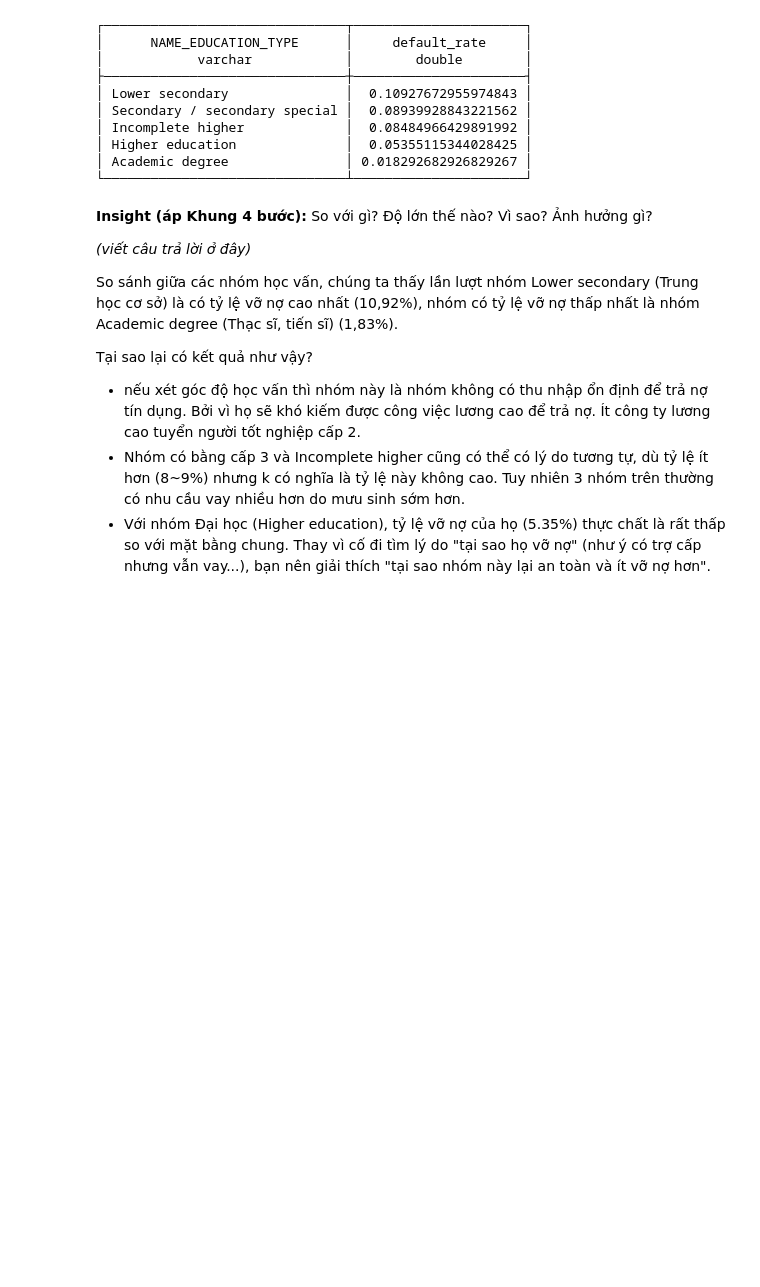
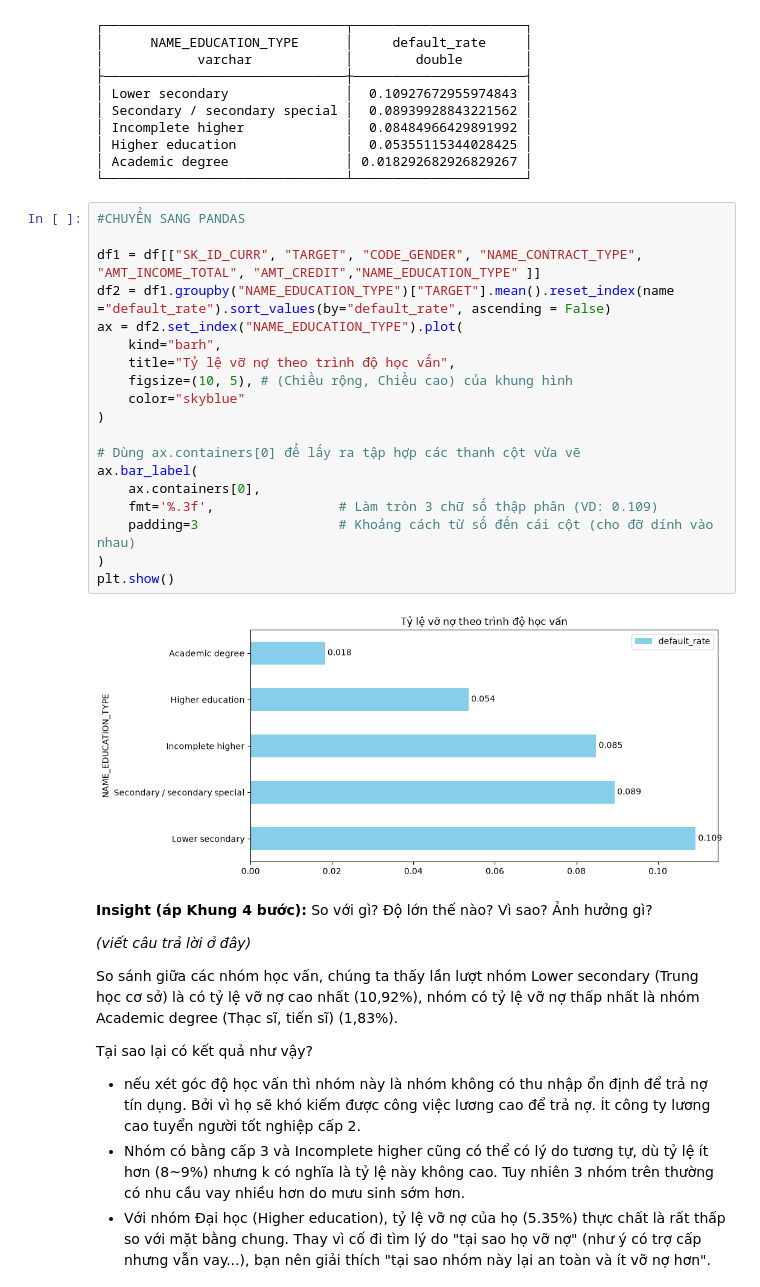
Before and after one commit to tuananhvui7-collab/credit-risk-eda, a Jupyter notebook: credit_risk_eda_template.ipynb, the cells around one changed output. Cells and saved outputs as stored; diff of their text form; blank space fills up the shorter version.

```diff
--- a/credit_risk_eda_template.ipynb
+++ b/credit_risk_eda_template.ipynb
@@ -54,6 +55,27 @@ duckdb.sql("""
 │ Higher education              │  0.05355115344028425 │
 │ Academic degree               │ 0.018292682926829267 │
 └───────────────────────────────┴──────────────────────┘
+# %%
+#CHUYỂN SANG PANDAS
+
+df1 = df[["SK_ID_CURR", "TARGET", "CODE_GENDER", "NAME_CONTRACT_TYPE", "AMT_INCOME_TOTAL", "AMT_CREDIT","NAME_EDUCATION_TYPE" ]]
+df2 = df1.groupby("NAME_EDUCATION_TYPE")["TARGET"].mean().reset_index(name ="default_rate").sort_values(by="default_rate", ascending = False)
+ax = df2.set_index("NAME_EDUCATION_TYPE").plot(
+    kind="barh",
+    title="Tỷ lệ vỡ nợ theo trình độ học vấn",
+    figsize=(10, 5), # (Chiều rộng, Chiều cao) của khung hình
+    color="skyblue"
+)
+
+# Dùng ax.containers[0] để lấy ra tập hợp các thanh cột vừa vẽ
+ax.bar_label(
+    ax.containers[0],
+    fmt='%.3f',                # Làm tròn 3 chữ số thập phân (VD: 0.109)
+    padding=3                  # Khoảng cách từ số đến cái cột (cho đỡ dính vào nhau)
+)
+plt.show()
+# %% [output]
+[figure, added]
 # %% [markdown]
 **Insight (áp Khung 4 bước):** So với gì? Độ lớn thế nào? Vì sao? Ảnh hưởng gì?
 
```
Also changed, not shown: parts of 6 cells of this notebook.
